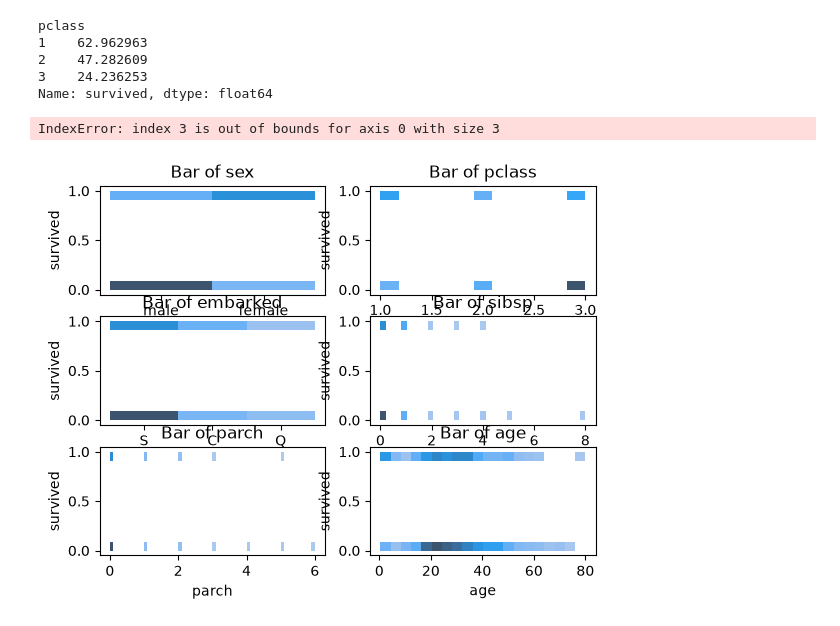
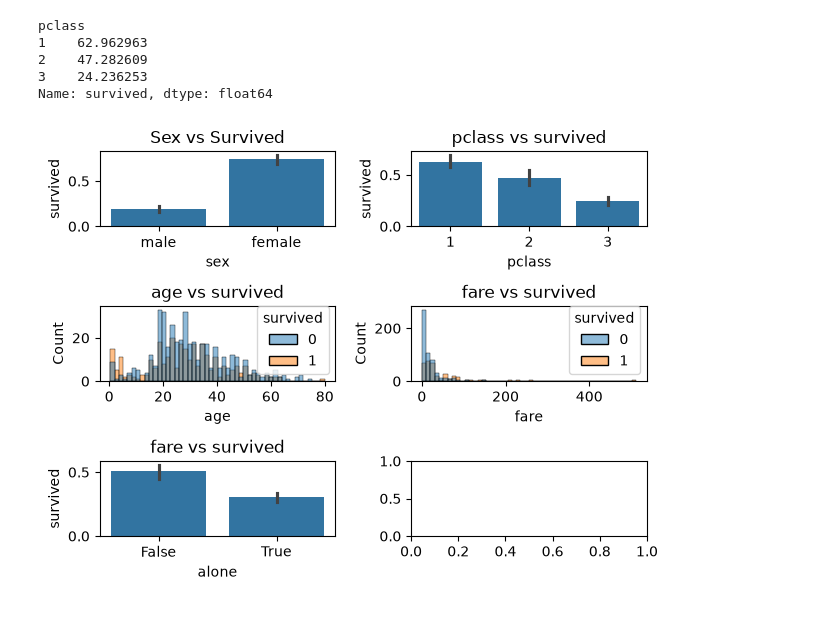
Before and after one commit to Flavs345009/ml-course, a Jupyter notebook: workspace/proyecto_titanic.ipynb, the cells around one changed output. Cells and saved outputs as stored; diff of their text form; code cells hidden in the pictures.

```diff
--- a/workspace/proyecto_titanic.ipynb
+++ b/workspace/proyecto_titanic.ipynb
@@ -173,6 +173,18 @@ pclass
 3    24.236253
 Name: survived, dtype: float64
 # %%
+fig, axes = plt.subplots(3, 2)
+sns.barplot(data=titanic, x="sex", y="survived", ax=axes[0,0])
+axes[0,0].set_title("Sex vs Survived")
+sns.barplot(data=titanic, x="pclass", y="survived" ,ax=axes[0,1])
+axes[0,1].set_title("pclass vs survived")
+sns.histplot(data=titanic, x="age", hue="survived",bins=50,ax=axes[1,0])
+axes[1,0].set_title("age vs survived")
+sns.histplot(data=titanic, x="fare", hue="survived",bins=50,ax=axes[1,1])
+axes[1,1].set_title("fare vs survived")
+sns.barplot(data=titanic, x="alone", y="survived",ax=axes[2,0])
+axes[2,0].set_title("fare vs survived")
+plt.tight_layout()
+plt.show()
 # %% [output]
-IndexError: index 3 is out of bounds for axis 0 with size 3
-[figure, old version]
+[figure, new version]
```
Also changed, not shown: parts of 11 cells of this notebook.
